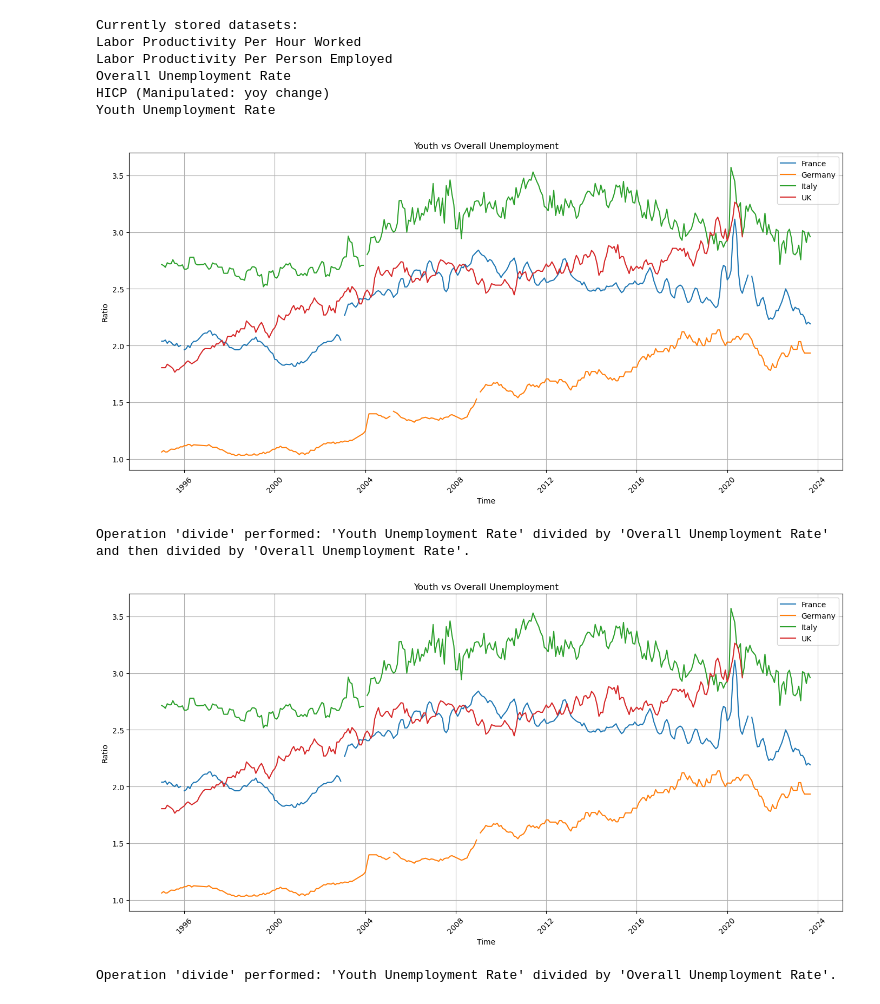
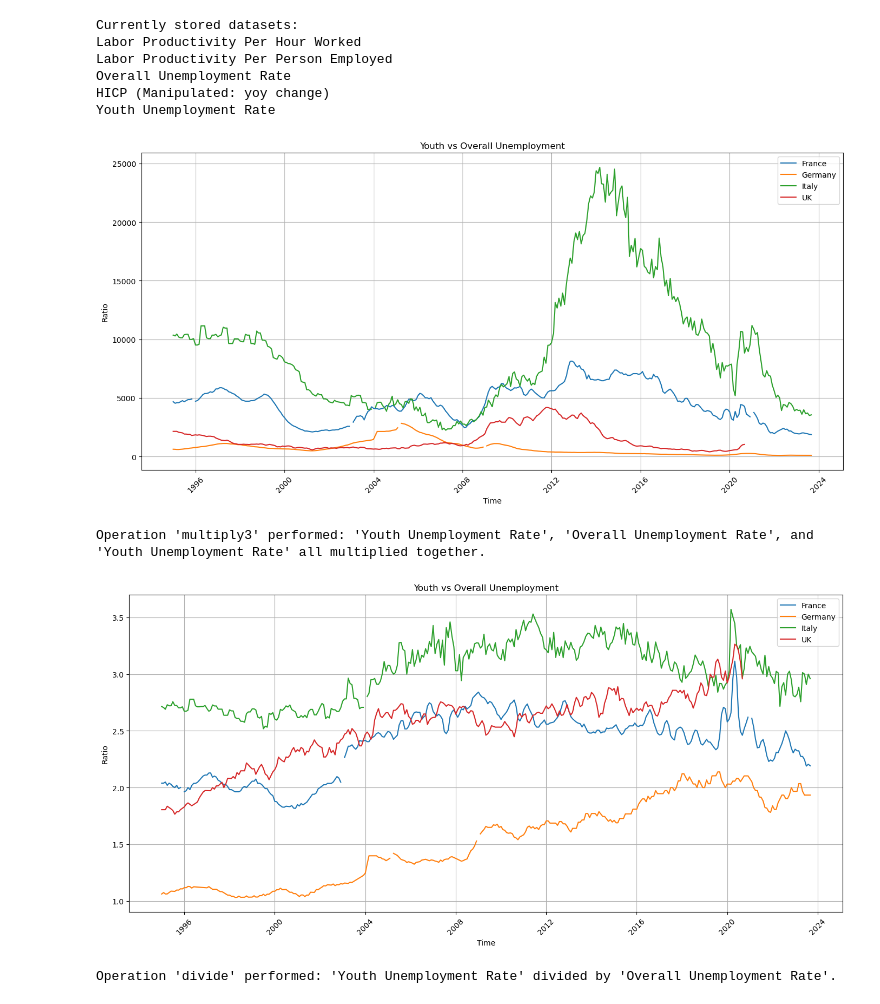
Before and after one commit to alexwellman/macrodata-wellman, a Jupyter notebook: plots.ipynb, the cells around one changed output. Saved outputs shown, nothing was run; the diff lists cells and outputs as text; code cells hidden in the pictures.

Commit message:
Fixes for Adrien, new manip. features2

```diff
--- a/plots.ipynb
+++ b/plots.ipynb
@@ -285,9 +285,9 @@ Manipulate Figures
 # Operations and list of datasets functions
 
 operations = {
-    'divide': lambda dataset1, dataset2, dataset3=None: dataset1.div(dataset2) if dataset3 is None else dataset1.div(dataset2),
-    'multiply': lambda dataset1, dataset2, dataset3=None: dataset1.multiply(dataset2) if dataset3 is None else dataset1.multiply(dataset2),
-    'multiply3': lambda dataset1, dataset2, dataset3: dataset1.multiply(dataset2) if dataset3 is None else dataset1.multiply(dataset2).multiply(dataset3)    # Add more operations here if needed
+    'divide': lambda dataset1, dataset2, dataset3: dataset1.div(dataset2),
+    'multiply': lambda dataset1, dataset2, dataset3: dataset1.multiply(dataset2),
+    'multiply3': lambda dataset1, dataset2, dataset3: dataset1.multiply(dataset2).multiply(dataset3)    # Add more operations here if needed
 }
 # %%
 # list of datasets currectly available
@@ -335,8 +335,8 @@ def manipulate_and_plot(datasets, dataset1_key, dataset2_key, dataset3_key, oper
 
             # Detailed description of the operation performed
             operation_description = {
-                'divide': f"'{dataset1_key}' divided by '{dataset2_key}'" + (f" and then divided by '{dataset3_key}'" if dataset3_key else ""),
-                'multiply': f"'{dataset1_key}' multiplied by '{dataset2_key}'" + (f" and then multiplied by '{dataset3_key}'" if dataset3_key else ""),
+                'divide': f"'{dataset1_key}' divided by '{dataset2_key}'",
+                'multiply': f"'{dataset1_key}' multiplied by '{dataset2_key}'",
                 'multiply3': f"'{dataset1_key}', '{dataset2_key}', and '{dataset3_key}' all multiplied together"
             }
 
@@ -349,16 +349,16 @@ def manipulate_and_plot(datasets, dataset1_key, dataset2_key, dataset3_key, oper
 # %%
 
 # Using two datasets
 # manipulate_and_plot(datasets, 'Dataset1 (numerator)', 'Dataset2 (denominator)', None, 'divide', 'Title', 'X-Axis Label', 'Y-Axis Label')
 
 # Using three datasets
 # manipulate_and_plot(datasets, 'Dataset1', 'Dataset2', 'Dataset3', 'divide', 'Title', 'X-Axis Label', 'Y-Axis Label')
 
 # examples
-manipulate_and_plot(datasets, 'Youth Unemployment Rate', 'Overall Unemployment Rate', "Overall Unemployment Rate", 'divide', 'Youth vs Overall Unemployment', 'Time', 'Ratio')
+manipulate_and_plot(datasets, 'Youth Unemployment Rate', 'Overall Unemployment Rate', "Youth Unemployment Rate", 'multiply3', 'Youth vs Overall Unemployment', 'Time', 'Ratio')
 manipulate_and_plot(datasets, 'Youth Unemployment Rate', 'Overall Unemployment Rate', None, 'divide', 'Youth vs Overall Unemployment', 'Time', 'Ratio')
 # %% [output]
-[figure, old version]
+[figure, new version]
-Operation 'divide' performed: 'Youth Unemployment Rate' divided by 'Overall Unemployment Rate' and then divided by 'Overall Unemployment Rate'.
+Operation 'multiply3' performed: 'Youth Unemployment Rate', 'Overall Unemployment Rate', and 'Youth Unemployment Rate' all multiplied together.
 [figure]
 Operation 'divide' performed: 'Youth Unemployment Rate' divided by 'Overall Unemployment Rate'.
```
